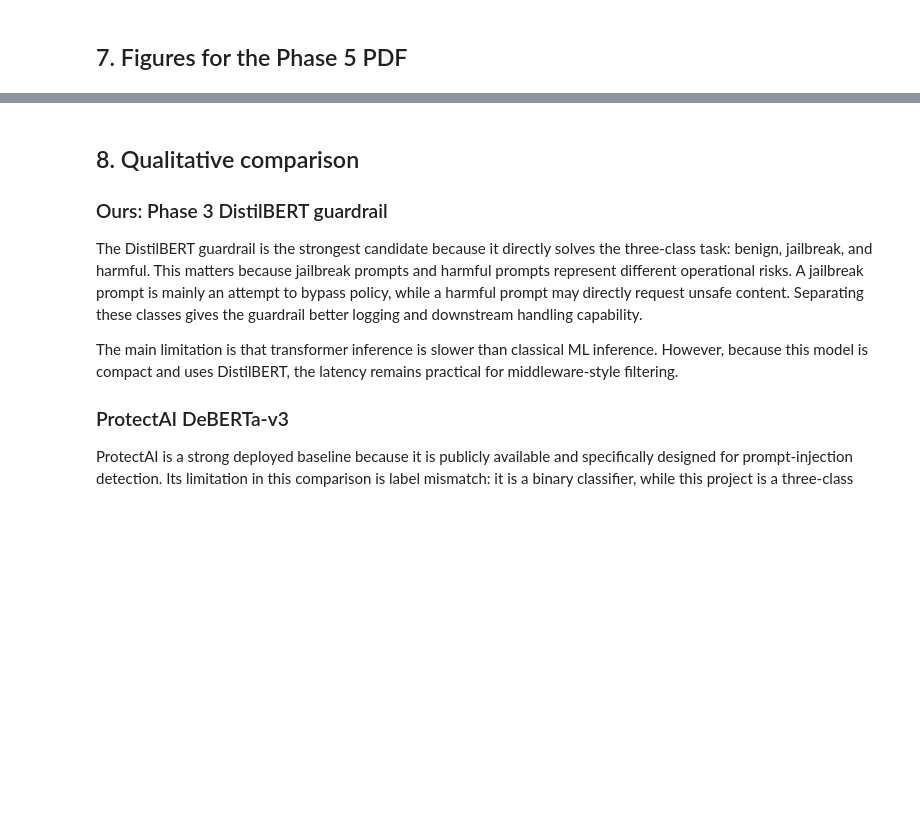
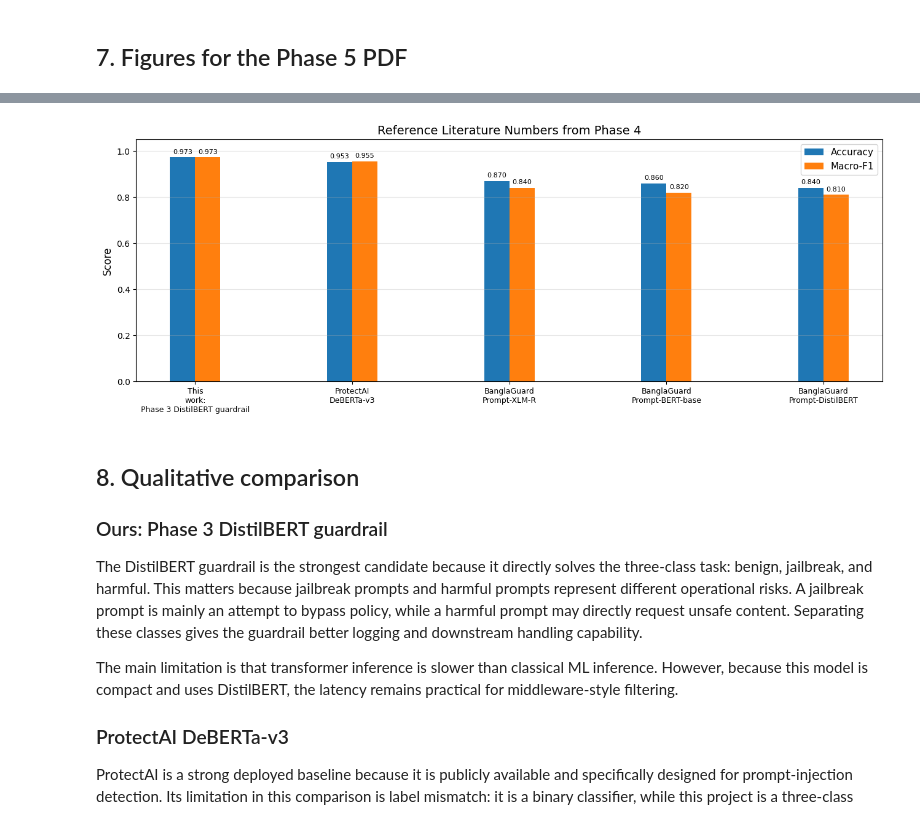
Before and after one commit to AnirudhNarayan/ECE_601_ML_for_Engineers, a Jupyter notebook: Phase_5.ipynb, the cells around one changed output, grey strips where cells are left out. Cells and saved outputs as stored; diff of their text form; code cells hidden in the pictures; blank space fills up the shorter version.

```diff
--- a/Phase_5.ipynb
+++ b/Phase_5.ipynb
@@ -497,11 +526,19 @@ def predict_distilbert(model, tokenizer, texts, batch_size=32, max_length=MAX_LE
             padding=True,
             return_tensors="pt",
         )
+
+        # Move tensors to device
         enc = {k: v.to(DEVICE) for k, v in enc.items()}
+
+        # Phase 3 custom DistilBERT model does not accept token_type_ids
+        enc.pop("token_type_ids", None)
+
         out = model(**enc)
         logits = out["logits"]
+
         probs = torch.softmax(logits, dim=-1).detach().cpu().numpy()
         preds = probs.argmax(axis=1)
+
         all_probs.append(probs)
         all_preds.append(preds)
 
@@ -790,15 +986,73 @@ plot_cm(cm_xgb, f"Confusion Matrix: {competitor_2_name}", "fig5_cm_xgboost_or_lo
 # %%
+# =========================================================
 # Figure 6: Literature reference comparison from Phase 4
+# =========================================================
+
 lit_plot = literature_df.dropna(subset=["accuracy", "macro_f1"]).copy()
-x_lit = np.arange(len(lit_plot))
-plt.figure(figsize=(11, 5))
-plt.bar(x_lit - width/2, lit_plot["accuracy"], width, label="Accuracy")
-plt.bar(x_lit + width/2, lit_plot["macro_f1"], width, label="Macro-F1")
-plt.xticks(x_lit, [m.replace(" ", "\n", 2) for m in lit_plot["method"]], rotation=0, fontsize=8)
+
+# Increased spacing between literature methods
+x_lit = np.array([0, 2.0, 4.0, 6.0, 8.0])[:len(lit_plot)]
+
+width = 0.32
+
+plt.figure(figsize=(13, 5))
+
+plt.bar(
+    x_lit - width/2,
+    lit_plot["accuracy"],
+    width,
+    label="Accuracy",
+)
+
+plt.bar(
+    x_lit + width/2,
+    lit_plot["macro_f1"],
+    width,
+    label="Macro-F1",
+)
+
+plt.xticks(
+    x_lit,
+    [m.replace(" ", "\n", 2) for m in lit_plot["method"]],
+    rotation=0,
+    fontsize=9,
+)
+
 plt.ylim(0, 1.05)
-plt.ylabel("Score")
-plt.title("Reference Literature Numbers from Phase 4")
-plt.legend()
+
+plt.ylabel("Score", fontsize=12)
+
+plt.title(
+    "Reference Literature Numbers from Phase 4",
+    fontsize=14,
+)
+
+plt.legend(fontsize=11)
+
 plt.grid(axis="y", alpha=0.3)
+
+# Value labels
+for i, (acc, f1) in enumerate(
+    zip(lit_plot["accuracy"], lit_plot["macro_f1"])
+):
+    plt.text(
+        x_lit[i] - width/2,
+        acc + 0.015,
+        f"{acc:.3f}",
+        ha="center",
+        fontsize=8,
+    )
+
+    plt.text(
+        x_lit[i] + width/2,
+        f1 + 0.015,
+        f"{f1:.3f}",
+        ha="center",
+        fontsize=8,
+    )
+
+plt.tight_layout()
+
 savefig("fig6_literature_reference_comparison.png")
 plt.show()
+# %% [output]
@@ -805,3 +1060,4 @@ plt.show()
+[figure, added]
 # %% [markdown]
 ## 8. Qualitative comparison
 
```
Also changed, not shown: parts of 18 cells of this notebook.
